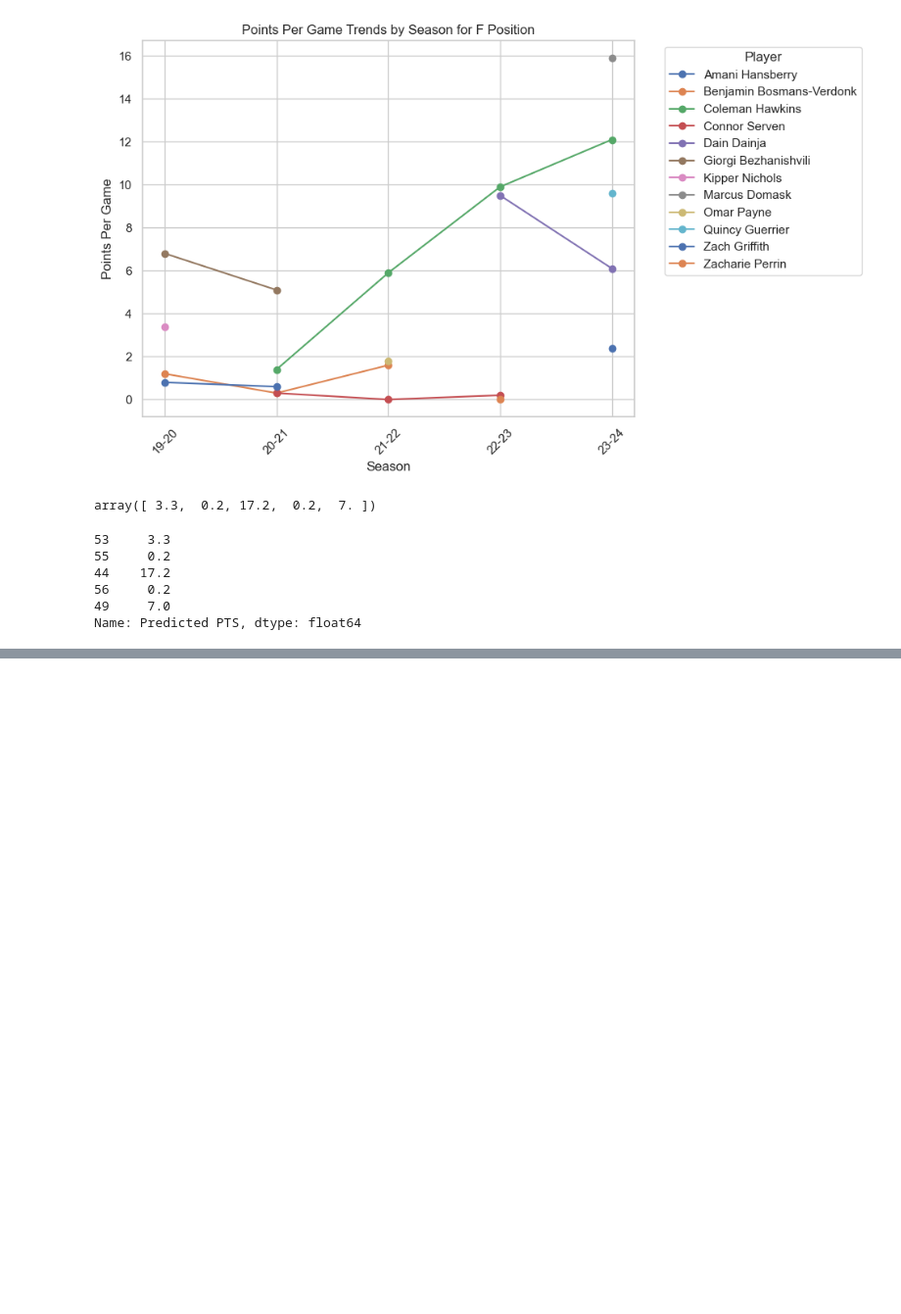
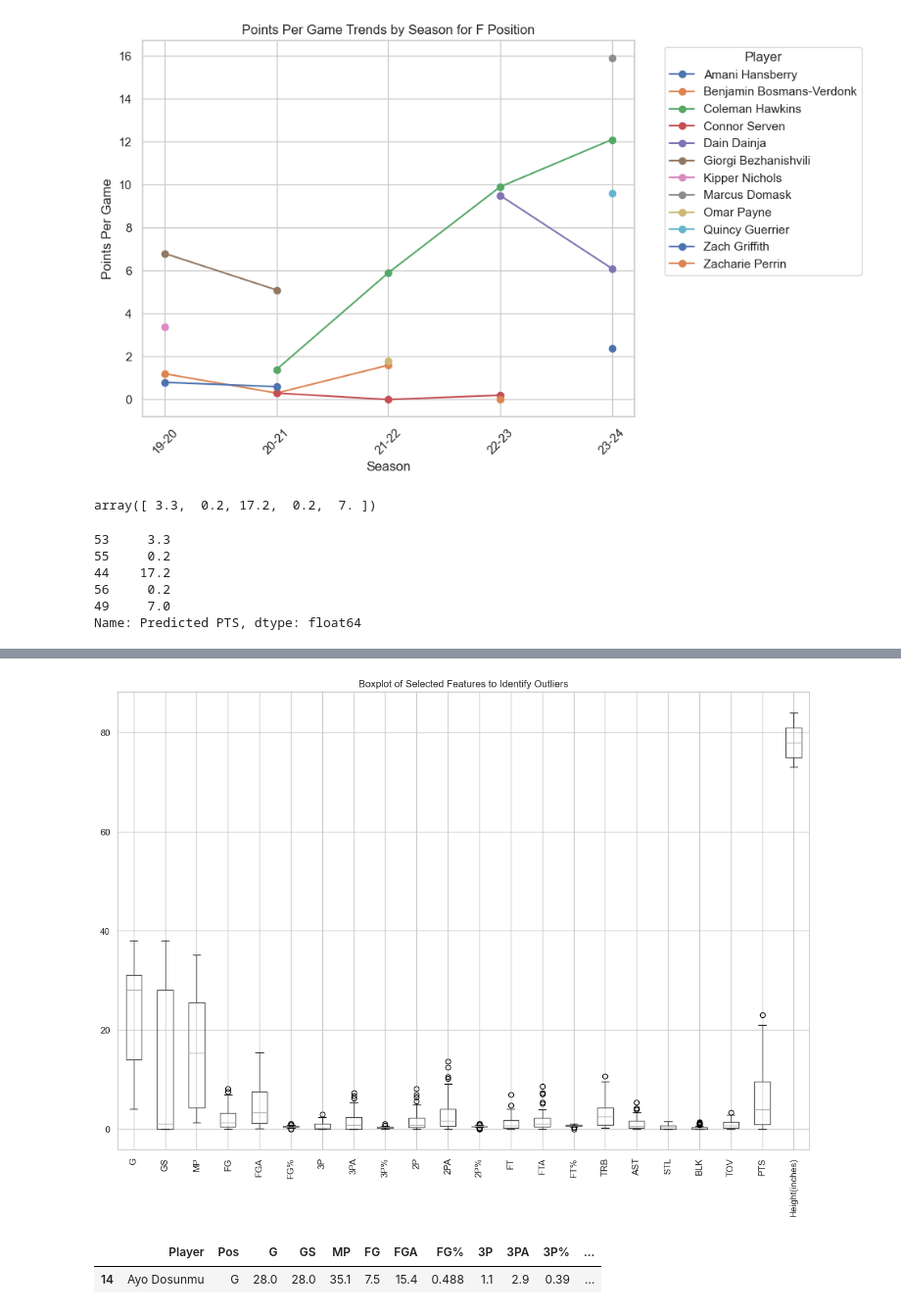
Before and after one commit to isaac-turk/DataDiveFa24, a Jupyter notebook: EDA.ipynb, the cells around one changed output, grey strips where cells are left out. Shown at 98% size. Saved outputs shown, nothing was run; the diff lists cells and outputs as text; code cells hidden in the pictures; blank space fills up the shorter version.

Commit message:
outlier test THIS GUY PLAYS FOR THE BULLS

```diff
--- a/EDA.ipynb
+++ b/EDA.ipynb
@@ -343,0 +359,9 @@ R^2 = 1.0
+# %%
+selected_columns = [
+    'Player', 'Pos', 'G', 'GS', 'MP', 'FG', 'FGA', 'FG%', '3P', '3PA',
+    '3P%', '2P', '2PA', '2P%', 'FT', 'FTA', 'FT%', 'TRB', 'AST', 'STL',
+    'BLK', 'TOV', 'PTS', 'Height(inches)'
+]
+
+df_selected_outliers = all_rosters[selected_columns]
+df_selected_outliers
@@ -343,0 +382,21 @@ R^2 = 1.0
+# %%
+# looking for outliers within specific features
+
+plt.figure(figsize=(15, 10))
+df_selected_outliers.boxplot()
+plt.xticks(rotation = 90)
+plt.title("Boxplot of Selected Features to Identify Outliers")
+plt.show()
+# %% [output]
+[figure, added]
+# %%
+from scipy.stats import zscore
+
+z_scores = df_selected_outliers.select_dtypes(include=['float64', 'int']).apply(zscore)
+
+outliers = (z_scores.abs() > 3).any(axis=1)
+df_outliers = df_selected_outliers[outliers]
+df_outliers
+# %% [output]
+|  | Player | Pos | G | GS | MP | FG | FGA | FG% | 3P | 3PA | 3P% | ... |
+| 14 | Ayo Dosunmu | G | 28.0 | 28.0 | 35.1 | 7.5 | 15.4 | 0.488 | 1.1 | 2.9 | 0.39 | ... |
```
Also changed, not shown: parts of 4 cells of this notebook.
